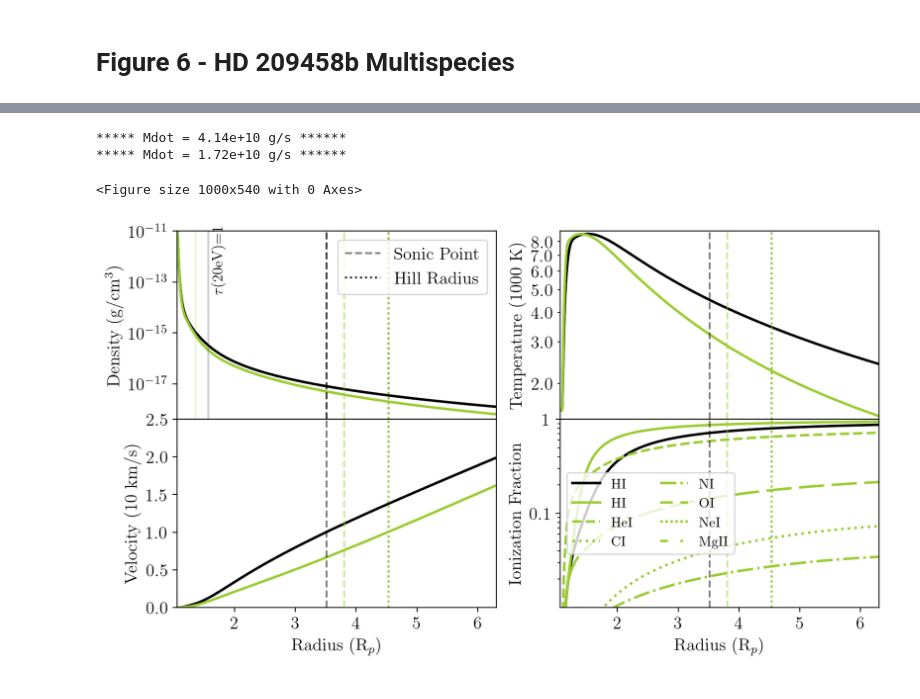
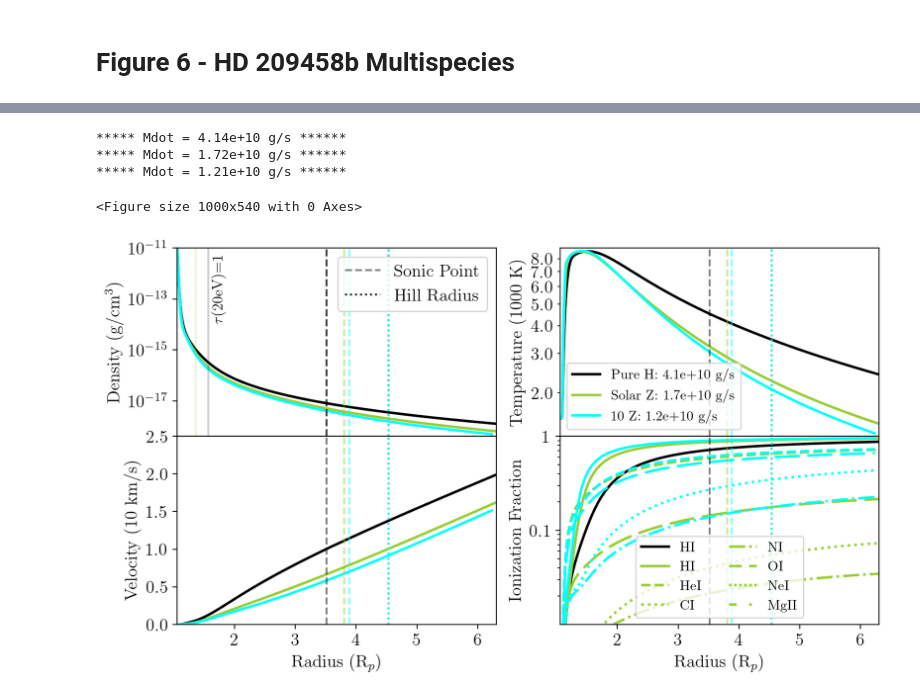
Before and after one commit to mibroome/wind-ae, a Jupyter notebook: Notebooks/Broome et al. (2025a)/Figure6.ipynb, the cells around one changed output, grey strips where cells are left out. Drawn from its saved outputs; the diff is of its cells as text; code cells hidden in the pictures.

```diff
--- a/Notebooks/Broome et al. (2025a)/Figure6.ipynb
+++ b/Notebooks/Broome et al. (2025a)/Figure6.ipynb
@@ -16,3 +16,5 @@ sim = wind_sim()
 sim.load_uservars('data/HD209_13.6-2000eV_H-He-C-N-O-Ne-Mg.csv')
 simh = wind_sim()
 simh.load_uservars('data/HD209_13.6-2000eV_H.csv')
+sim10Z = wind_sim()
+sim10Z.load_planet('data/HD209_13.6-2000eV_H-He-C-N-O-Ne-Mg_10Z.csv')
@@ -99,14 +108,16 @@ def quick_plot(soln, Mdot_legend=True, line_color='k', line_style='-', line_labe
     title = ''
     for j,spname in enumerate(soln.species_list):
         spname = spname.replace(' ','')
+        label = spname if ion_label==True else None
         ax[1,1].semilogy(soln.soln_norm['r'],
                          1-soln.soln['Ys_'+spname],lw=2,
-                         c=line_color,label=spname,ls=linestyle[j])
+                         c=line_color,label=label,ls=linestyle[j])
 
     ax[1,1].set_ylabel(r'Ionization Fraction')
     ax[1,1].set_ylim((1e-2,0.99999999))
     ax[1,1].set_yticks([1e-1,1e-0],labels=[r'0.1',r'1'])
     ax[1,1].legend(fontsize=fontsize,ncol=columns)
+    ax[0,1].legend(fontsize=fontsize)
 
     #Plotting shared lines
     for k in range(2):
@@ -124,20 +148,22 @@ r, rho_plot, v_plot,f_ion = np.loadtxt('data/p-winds_solution.txt', unpack=True)
 # %%
 plt.figure(figsize=[10,5.4])
-ax=quick_plot(simh.windsoln,shortlabel='Pure H',first_plotted=True)
-quick_plot(sim.windsoln,first_plotted=False,ax=ax,line_color='yellowgreen',shortlabel='Solar Z')
+ax=quick_plot(simh.windsoln,shortlabel='Pure H:',first_plotted=True)
+quick_plot(sim.windsoln,first_plotted=False,ax=ax,line_color='yellowgreen',shortlabel='Solar Z:')
+quick_plot(sim10Z.windsoln,first_plotted=False,ax=ax,line_color='cyan',shortlabel='10 Z:',ion_label=False)
 pwinds_c = 'm'
 # ax[0,0].plot(r, rho_plot, c=pwinds_c, ls='-', label='P-Winds',lw=2)
 # ax[1,0].plot(r, v_plot, c=pwinds_c, ls='-', label='P-Winds',lw=2)
 # ax[0,1].axhline(6, c=pwinds_c, ls='-', label='P-Winds',lw=2)
 # ax[1,1].plot(r, f_ion, c=pwinds_c, ls='-', label='P-Winds',lw=2)
 ax[1,0].set_ylim(0,2.5)
 ax[0,0].axvline(sim.windsoln.calc_tau1_radius(20)[0],c='yellowgreen',alpha=0.2)
 ax[0,0].axvline(simh.windsoln.calc_tau1_radius(20)[0],c='k',alpha=0.2)
-ax[0,0].text(1.8,3e-14,r'$\tau$(20eV)=1',fontsize=12,rotation=90,rotation_mode = 'anchor')
-plt.savefig('../../../../Downloads/Figure6.png',dpi=300,bbox_inches='tight')
+ax[0,0].text(1.8,1e-14,r'$\tau$(20eV)=1',fontsize=12,rotation=90,rotation_mode = 'anchor')
+plt.savefig('../../../Figures/Thesis/profile.png',dpi=300,bbox_inches='tight')
 plt.show()
 # %% [output]
 ***** Mdot = 4.14e+10 g/s ******
 ***** Mdot = 1.72e+10 g/s ******
+***** Mdot = 1.21e+10 g/s ******
 <Figure size 1000x540 with 0 Axes>
-[figure, old version]
+[figure, new version]
```
Also changed, not shown: parts of 2 cells of this notebook, 19 other files.
